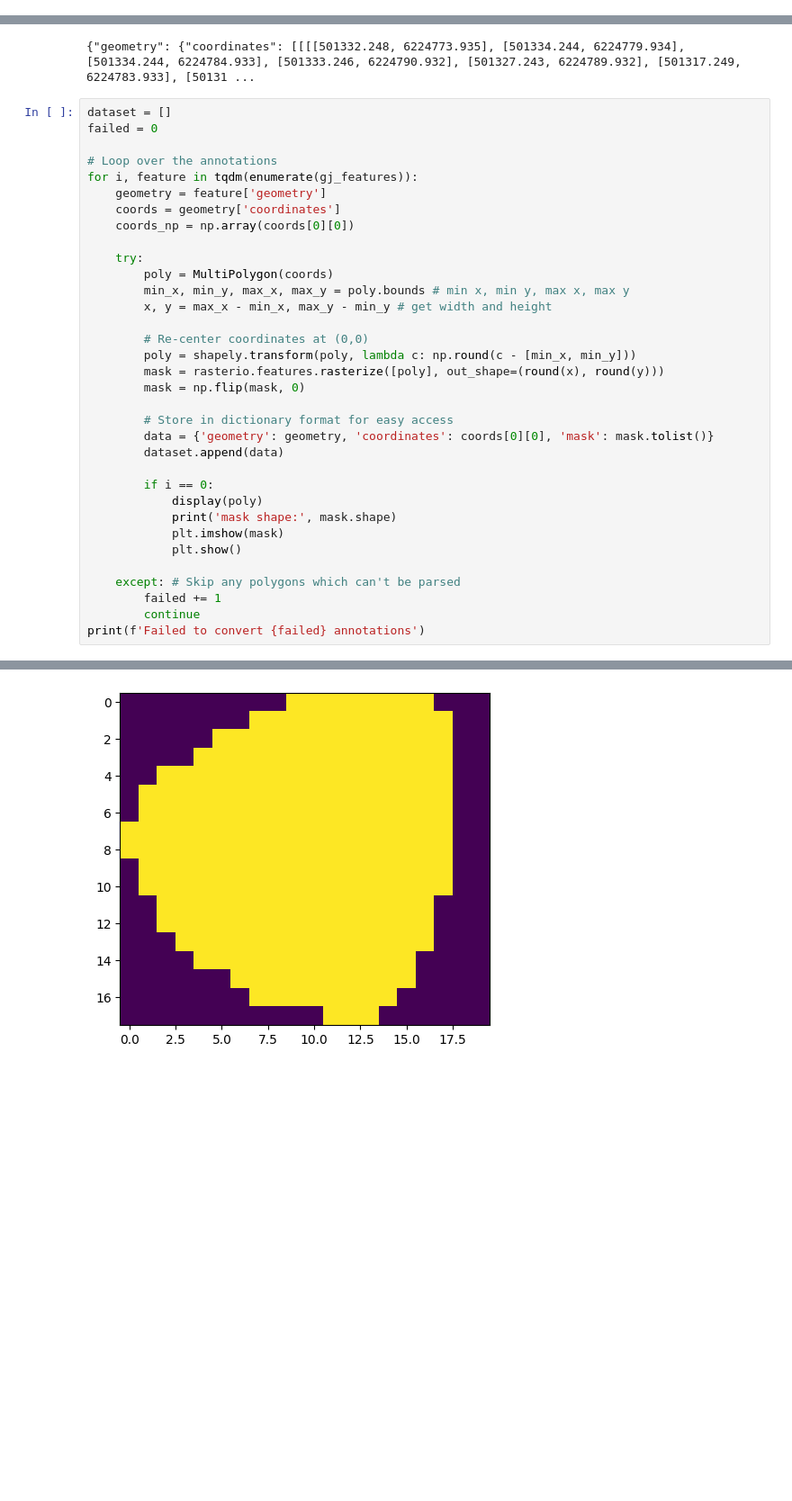
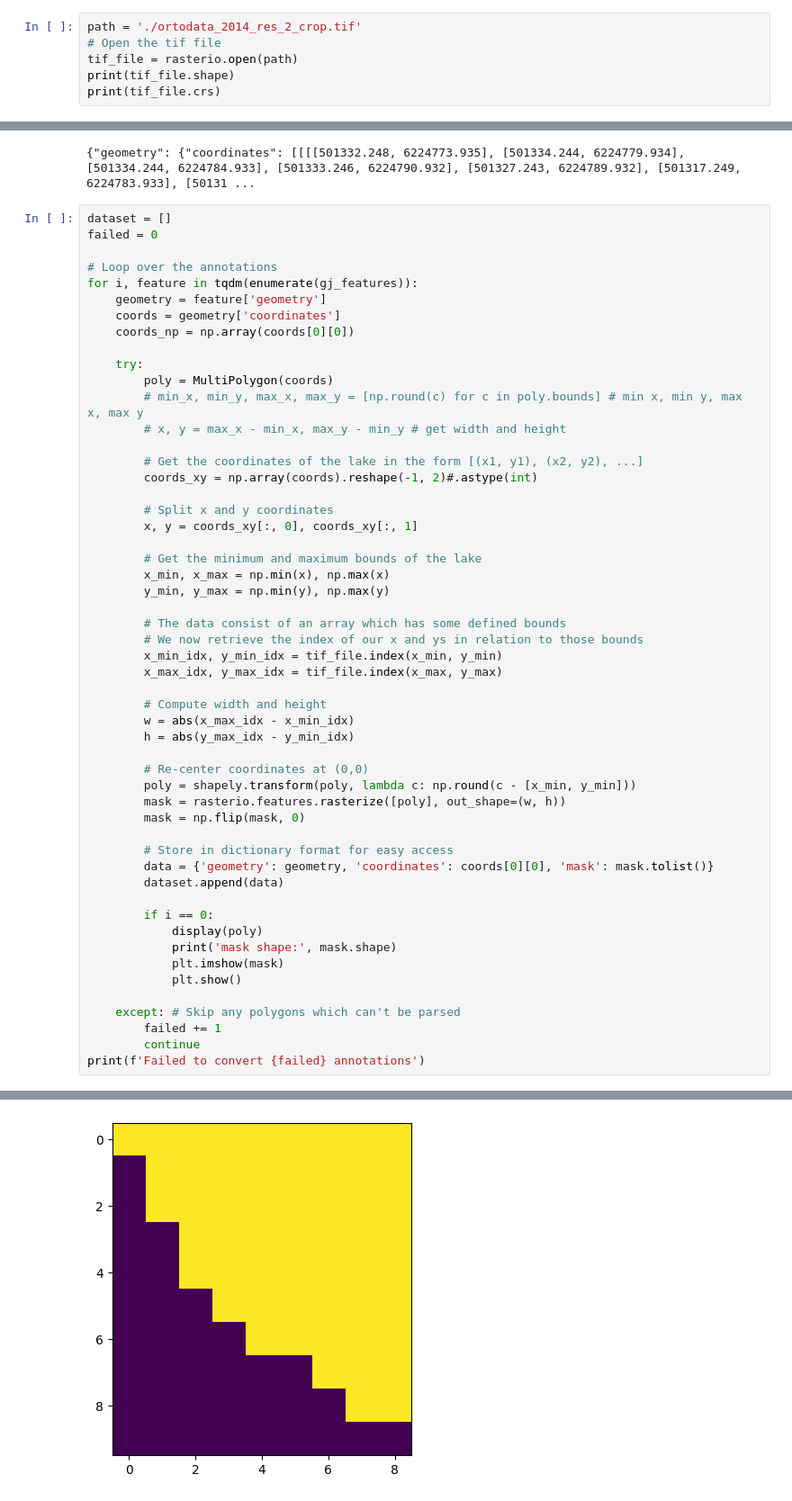
Before and after one commit to nataliehh/project-in-science-studies, a Jupyter notebook: polygon-to-pixel.ipynb, the cells around one changed output, grey strips where cells are left out. Shown at 90% size. Drawn from its saved outputs; the diff is of its cells as text; blank space fills up the shorter version.

Commit message:
Implementing mask for Danish data

```diff
--- a/polygon-to-pixel.ipynb
+++ b/polygon-to-pixel.ipynb
@@ -19,0 +21,6 @@ Wall time: 1min 3s
+# %%
+path = './ortodata_2014_res_2_crop.tif'
+# Open the tif file
+tif_file = rasterio.open(path)
+print(tif_file.shape)
+print(tif_file.crs)
@@ -39,12 +49,31 @@ for i, feature in tqdm(enumerate(gj_features)):
 
     try:
         poly = MultiPolygon(coords)
-        min_x, min_y, max_x, max_y = poly.bounds # min x, min y, max x, max y
-        x, y = max_x - min_x, max_y - min_y # get width and height
+        # min_x, min_y, max_x, max_y = [np.round(c) for c in poly.bounds] # min x, min y, max x, max y
+        # x, y = max_x - min_x, max_y - min_y # get width and height
+
+        # Get the coordinates of the lake in the form [(x1, y1), (x2, y2), ...]
+        coords_xy = np.array(coords).reshape(-1, 2)#.astype(int)
+
+        # Split x and y coordinates
+        x, y = coords_xy[:, 0], coords_xy[:, 1]
+
+        # Get the minimum and maximum bounds of the lake
+        x_min, x_max = np.min(x), np.max(x)
+        y_min, y_max = np.min(y), np.max(y)
+
+        # The data consist of an array which has some defined bounds
+        # We now retrieve the index of our x and ys in relation to those bounds
+        x_min_idx, y_min_idx = tif_file.index(x_min, y_min)
+        x_max_idx, y_max_idx = tif_file.index(x_max, y_max)
+
+        # Compute width and height
+        w = abs(x_max_idx - x_min_idx)
+        h = abs(y_max_idx - y_min_idx)
 
         # Re-center coordinates at (0,0)
-        poly = shapely.transform(poly, lambda c: np.round(c - [min_x, min_y]))
-        mask = rasterio.features.rasterize([poly], out_shape=(round(x), round(y)))
+        poly = shapely.transform(poly, lambda c: np.round(c - [x_min, y_min]))
+        mask = rasterio.features.rasterize([poly], out_shape=(w, h))
         mask = np.flip(mask, 0)
 
         # Store in dictionary format for easy access
@@ -67 +96 @@ mask shape: (18, 20)
-[figure, old version]
+[figure, new version]
```
Also changed, not shown: parts of 7 cells of this notebook, 1 other file.
